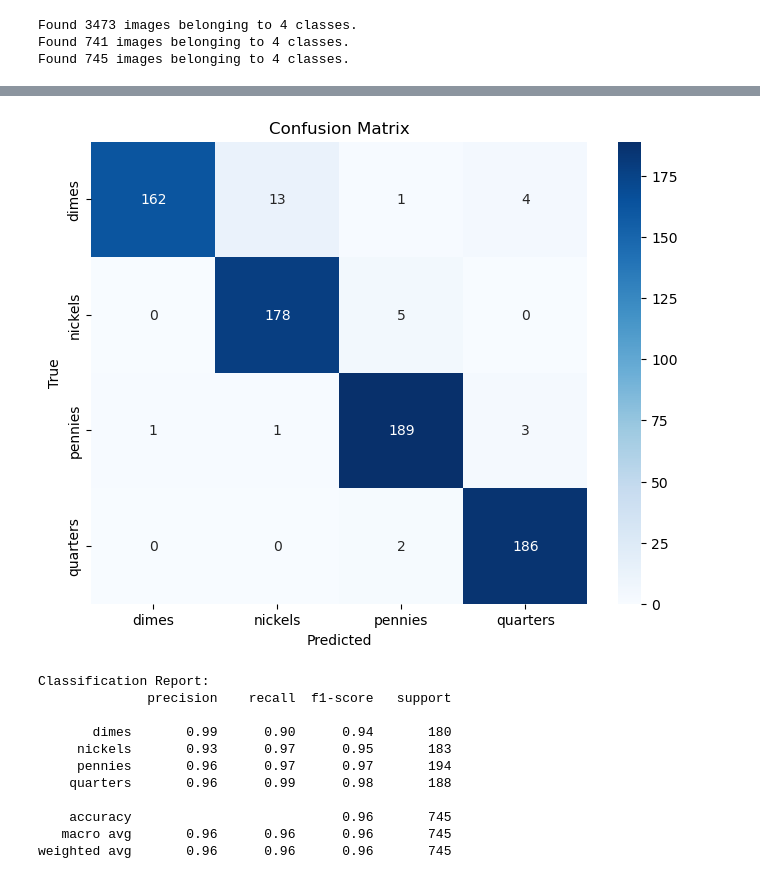
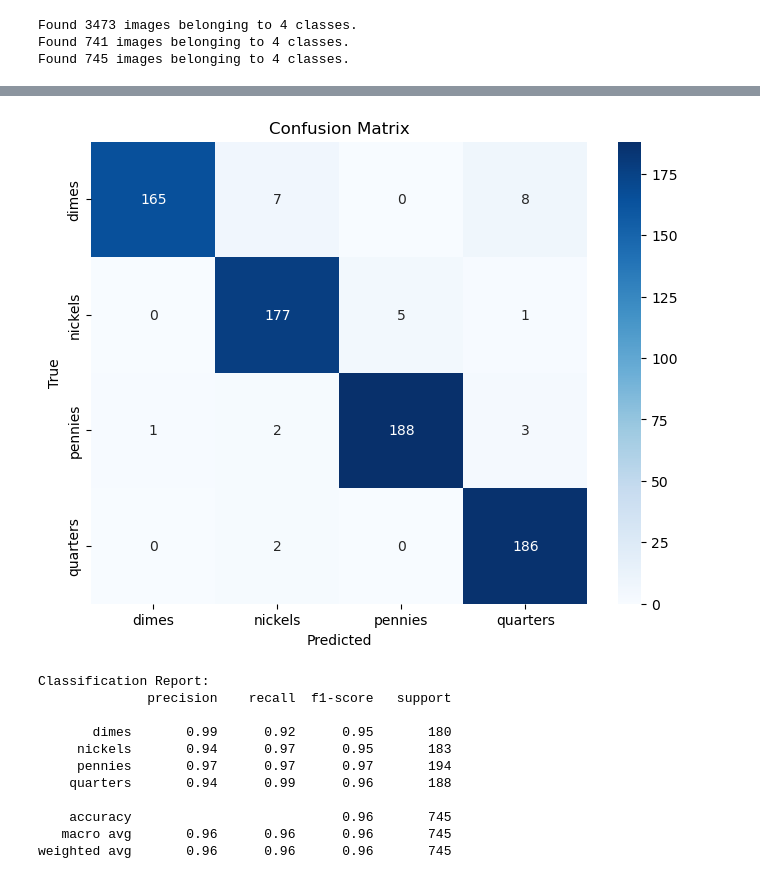
Before and after one commit to stanleychen7/U.S-Coin-Recognition-Model, a Jupyter notebook: training_model/test.ipynb, the cells around one changed output, grey strips where cells are left out. Drawn from its saved outputs; the diff is of its cells as text; code cells hidden in the pictures.

```diff
--- a/training_model/test.ipynb
+++ b/training_model/test.ipynb
@@ -280,4 +285,16 @@ plt.show()
 # %%
+# Ensure y_true and y_pred are defined
+class_labels = list(test_generator.class_indices.keys())
+
+# Predict on the test set
+test_generator.reset()
+y_pred_probs = model.predict(test_generator, verbose=1)
+y_pred = np.argmax(y_pred_probs, axis=1)
+y_true = test_generator.classes
+
+# Compute confusion matrix
+cm = confusion_matrix(y_true, y_pred)
+
 # Confusion matrix
 plt.figure(figsize=(8, 6))
 sns.heatmap(cm, annot=True, fmt='d', cmap='Blues', xticklabels=class_labels, yticklabels=class_labels)
@@ -287,6 +304,7 @@ plt.title('Confusion Matrix')
 plt.show()
 
 # Classification report
+cr = classification_report(y_true, y_pred, target_names=class_labels)
 print("Classification Report:")
 print(cr)
 # %% [output]
@@ -293,15 +314,15 @@ print(cr)
-[figure, old version]
+[figure, new version]
-Classification Report:
-              precision    recall  f1-score   support
-
-       dimes       0.99      0.90      0.94       180
-     nickels       0.93      0.97      0.95       183
-     pennies       0.96      0.97      0.97       194
-    quarters       0.96      0.99      0.98       188
-
-    accuracy                           0.96       745
-   macro avg       0.96      0.96      0.96       745
-weighted avg       0.96      0.96      0.96       745
+Classification Report:
+              precision    recall  f1-score   support
+
+       dimes       0.99      0.92      0.95       180
+     nickels       0.94      0.97      0.95       183
+     pennies       0.97      0.97      0.97       194
+    quarters       0.94      0.99      0.96       188
+
+    accuracy                           0.96       745
+   macro avg       0.96      0.96      0.96       745
+weighted avg       0.96      0.96      0.96       745
 # %%
 test_loss, test_accuracy = model.evaluate(test_generator)
 print(f"Test Loss: {test_loss}")
```
Also changed, not shown: parts of 9 cells of this notebook.
